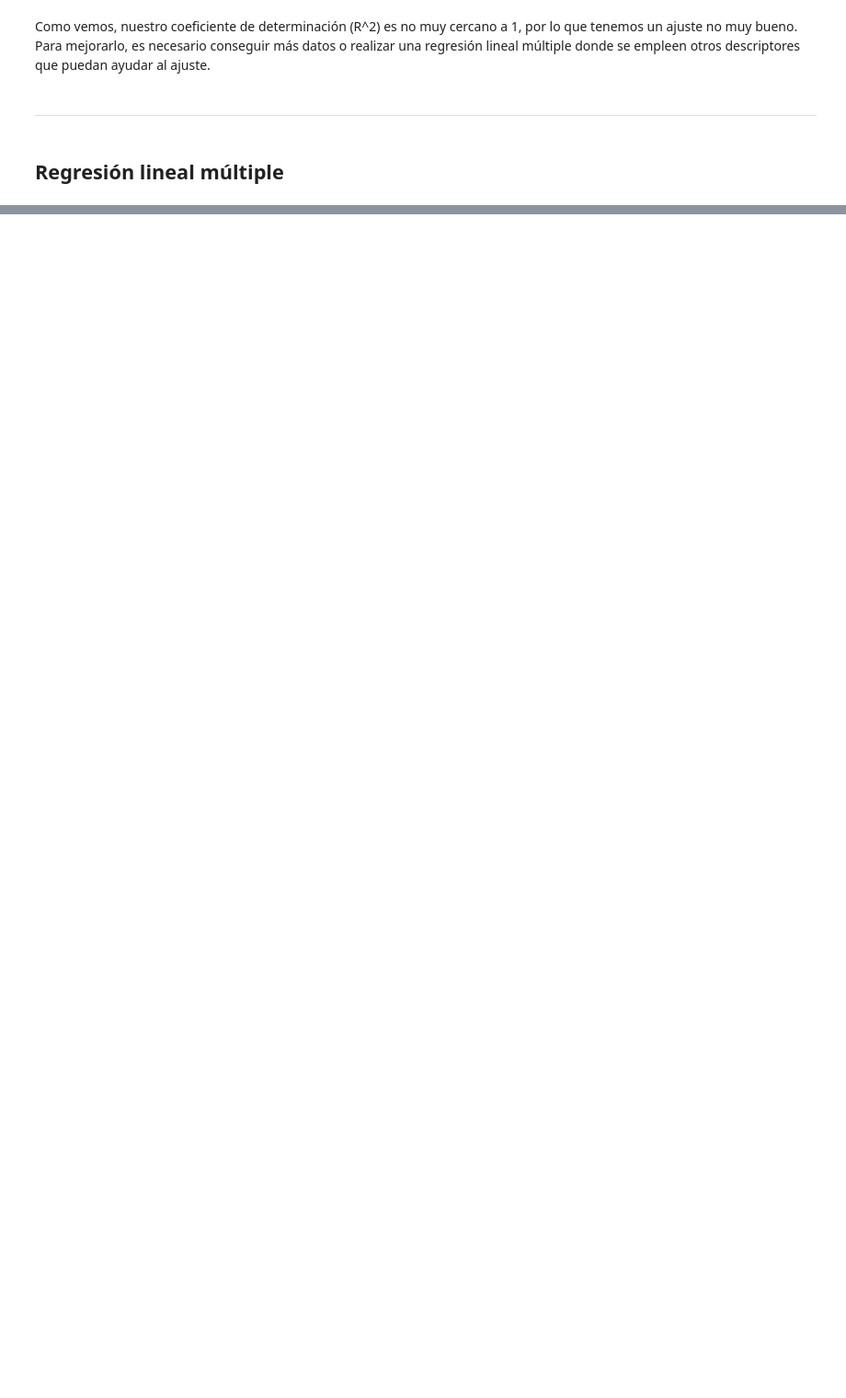
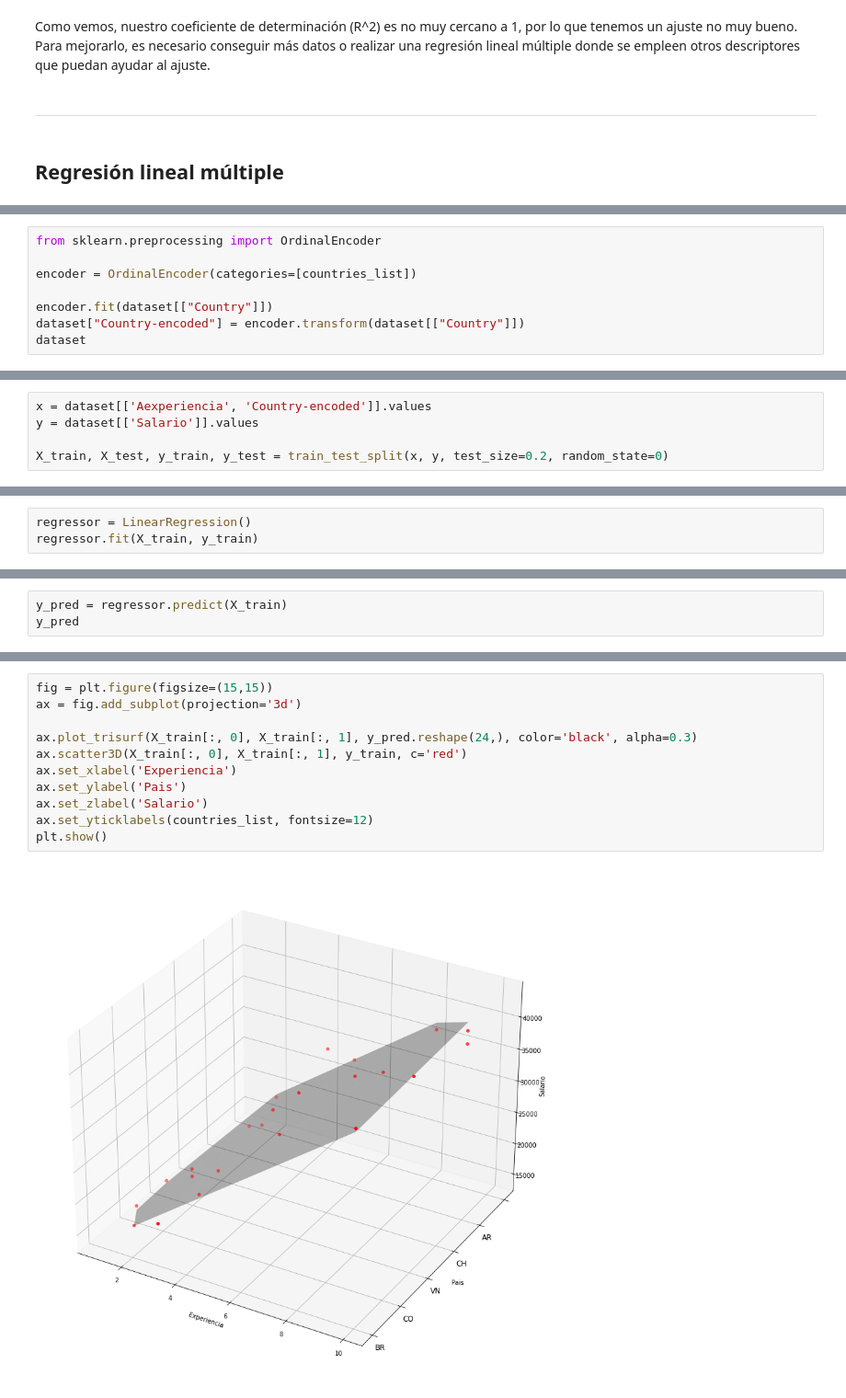
Before and after one commit to Paola2233/fundamentos-ML, a Jupyter notebook: notebooks/2.0-paola-regresion-lineal.ipynb, the cells around one changed output, grey strips where cells are left out. Shown at 92% size. Saved outputs shown, nothing was run; the diff lists cells and outputs as text; blank space fills up the shorter version.

```diff
--- a/notebooks/2.0-paola-regresion-lineal.ipynb
+++ b/notebooks/2.0-paola-regresion-lineal.ipynb
@@ -123,0 +155,8 @@ Se va a tratar el mismo ejemplo anterior, pero ahora se le agregará una tercera
+# %%
+from sklearn.preprocessing import OrdinalEncoder
+
+encoder = OrdinalEncoder(categories=[countries_list])
+
+encoder.fit(dataset[["Country"]])
+dataset["Country-encoded"] = encoder.transform(dataset[["Country"]])
+dataset
@@ -123,0 +185,5 @@ Se va a tratar el mismo ejemplo anterior, pero ahora se le agregará una tercera
+# %%
+x = dataset[['Aexperiencia', 'Country-encoded']].values
+y = dataset[['Salario']].values
+
+X_train, X_test, y_train, y_test = train_test_split(x, y, test_size=0.2, random_state=0)
@@ -123,0 +192,3 @@ Se va a tratar el mismo ejemplo anterior, pero ahora se le agregará una tercera
+# %%
+regressor = LinearRegression()
+regressor.fit(X_train, y_train)
@@ -123,0 +197,3 @@ Se va a tratar el mismo ejemplo anterior, pero ahora se le agregará una tercera
+# %%
+y_pred = regressor.predict(X_train)
+y_pred
@@ -123,0 +222,13 @@ Se va a tratar el mismo ejemplo anterior, pero ahora se le agregará una tercera
+# %%
+fig = plt.figure(figsize=(15,15))
+ax = fig.add_subplot(projection='3d')
+
+ax.plot_trisurf(X_train[:, 0], X_train[:, 1], y_pred.reshape(24,), color='black', alpha=0.3)
+ax.scatter3D(X_train[:, 0], X_train[:, 1], y_train, c='red')
+ax.set_xlabel('Experiencia')
+ax.set_ylabel('Pais')
+ax.set_zlabel('Salario')
+ax.set_yticklabels(countries_list, fontsize=12)
+plt.show()
+# %% [output]
+[figure, added]
```
Also changed, not shown: parts of 18 cells of this notebook, 3 other files.
